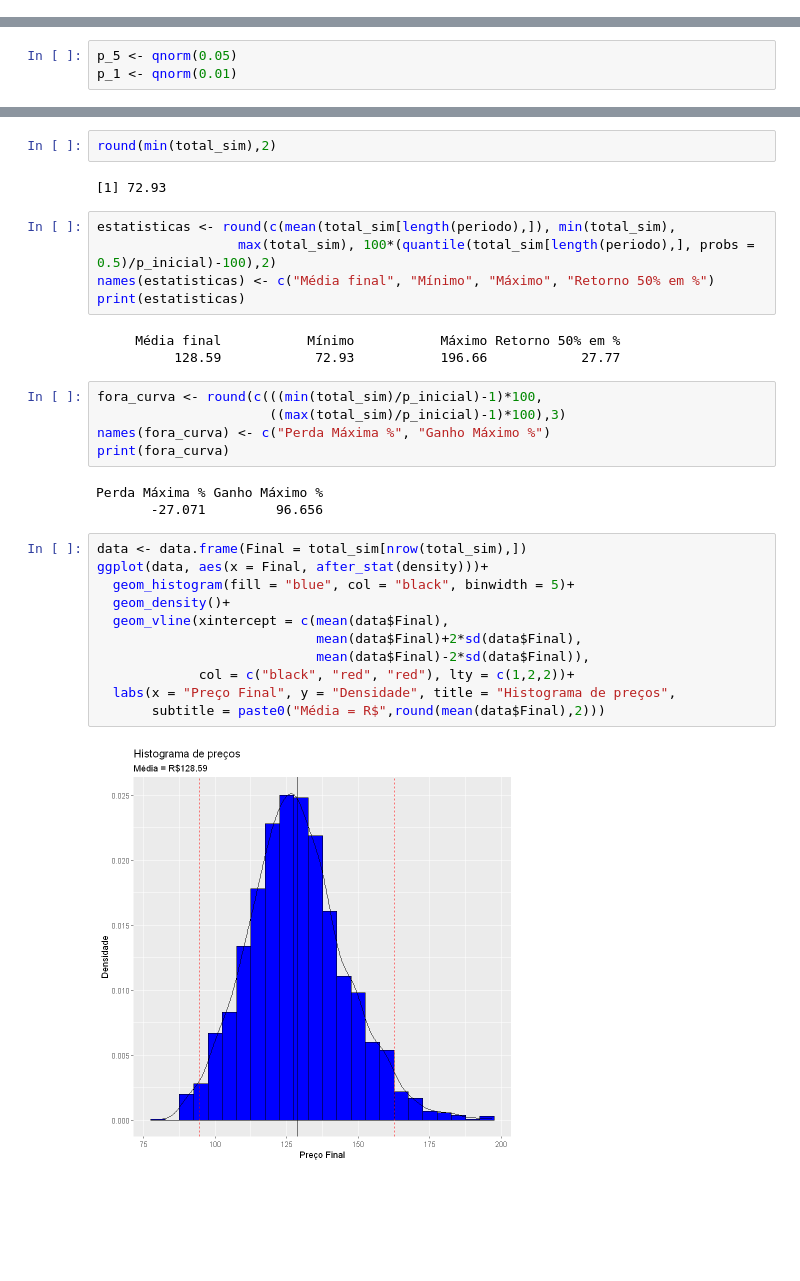
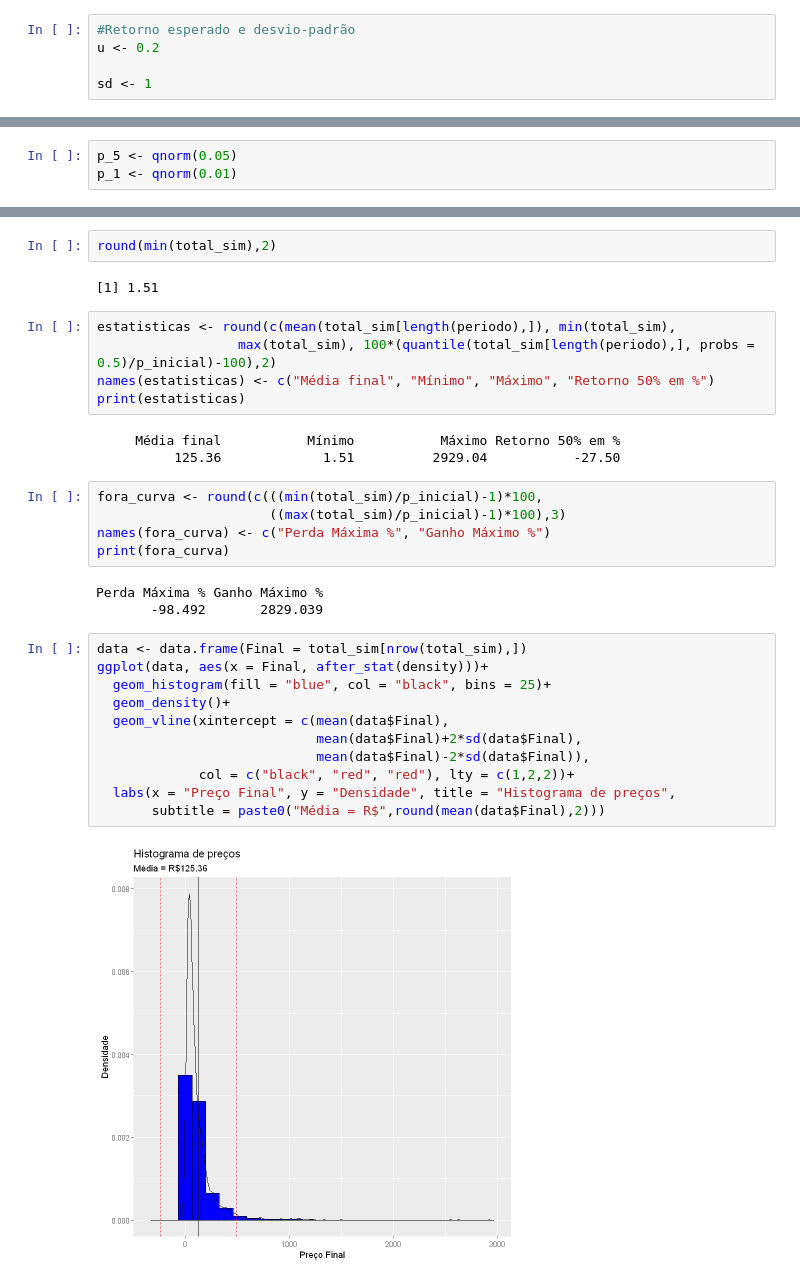
Before and after one commit to GabrielMarquezMatte/Meus-Arquivos, a Jupyter notebook: Ações e opções/Simulação Monte Carlo.ipynb, the cells around one changed output, grey strips where cells are left out. Cells and saved outputs as stored; diff of their text form; blank space fills up the shorter version.

```diff
--- a/Ações e opções/Simulação Monte Carlo.ipynb
+++ b/Ações e opções/Simulação Monte Carlo.ipynb
@@ -28 +41,6 @@ sd <- 0.1306887
+# %%
+#Retorno esperado e desvio-padrão
+u <- 0.2
+
+sd <- 1
 # %%
@@ -90,7 +110,7 @@ VaR mensal em % com 1% de chance
 # %%
 round(min(total_sim),2)
 # %% [output]
-[1] 72.93
+[1] 1.51
 # %%
 estatisticas <- round(c(mean(total_sim[length(periodo),]), min(total_sim),
                   max(total_sim), 100*(quantile(total_sim[length(periodo),], probs = 0.5)/p_inicial)-100),2)
@@ -98,7 +118,7 @@ names(estatisticas) <- c("Média final", "Mínimo", "Máximo", "Retorno 50% em %
 print(estatisticas)
 # %% [output]
      Média final           Mínimo           Máximo Retorno 50% em %
-          128.59            72.93           196.66            27.77
+          125.36             1.51          2929.04           -27.50
 # %%
 fora_curva <- round(c(((min(total_sim)/p_inicial)-1)*100,
                       ((max(total_sim)/p_inicial)-1)*100),3)
@@ -106,18 +126,18 @@ names(fora_curva) <- c("Perda Máxima %", "Ganho Máximo %")
 print(fora_curva)
 # %% [output]
 Perda Máxima % Ganho Máximo %
-       -27.071         96.656
+       -98.492       2829.039
 # %%
 data <- data.frame(Final = total_sim[nrow(total_sim),])
 ggplot(data, aes(x = Final, after_stat(density)))+
-  geom_histogram(fill = "blue", col = "black", binwidth = 5)+
+  geom_histogram(fill = "blue", col = "black", bins = 25)+
   geom_density()+
   geom_vline(xintercept = c(mean(data$Final),
                             mean(data$Final)+2*sd(data$Final),
                             mean(data$Final)-2*sd(data$Final)),
              col = c("black", "red", "red"), lty = c(1,2,2))+
   labs(x = "Preço Final", y = "Densidade", title = "Histograma de preços",
        subtitle = paste0("Média = R$",round(mean(data$Final),2)))
 # %% [output]
-[figure, old version]
+[figure, new version]
 # %%
```
Also changed, not shown: parts of 11 cells of this notebook, 1 other file.
